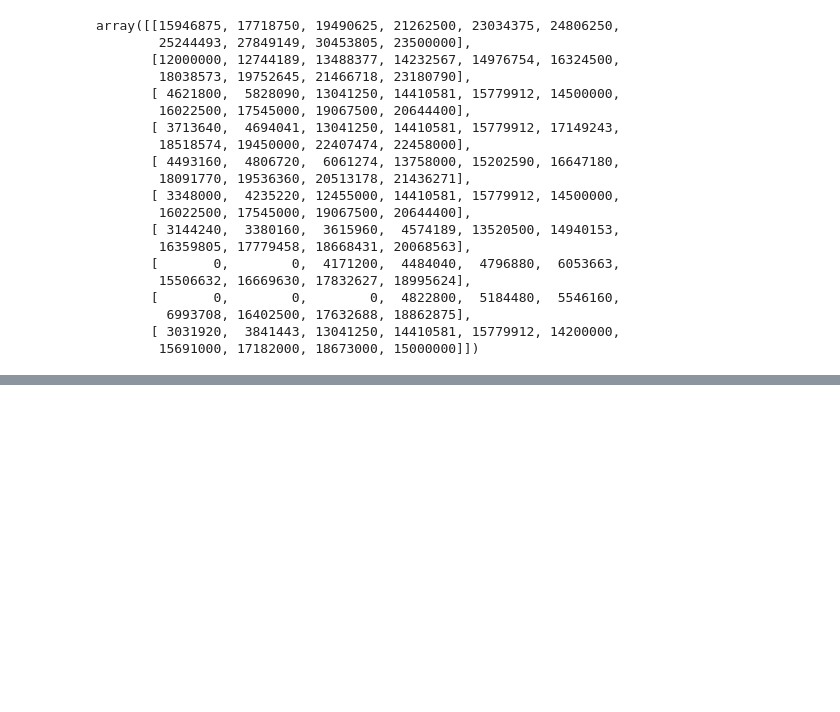
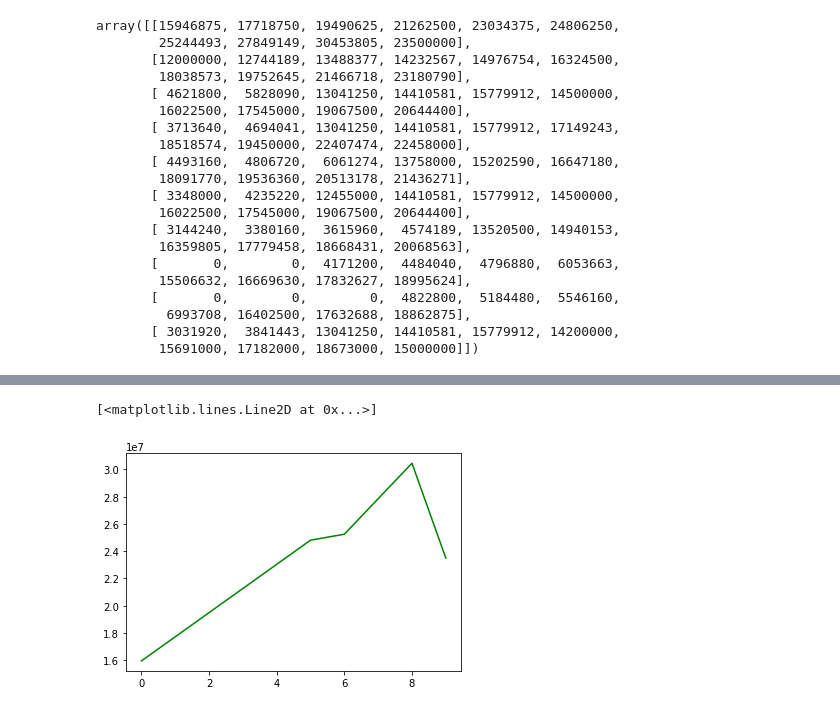
Before and after one commit to abhi-js/DS-MAY-15, a Jupyter notebook: DataScienceVisualisation.ipynb, the cells around one changed output, grey strips where cells are left out. Cells and saved outputs as stored; diff of their text form; code cells hidden in the pictures; blank space fills up the shorter version.

```diff
--- a/DataScienceVisualisation.ipynb
+++ b/DataScienceVisualisation.ipynb
@@ -166,0 +277,5 @@ array([[15946875, 17718750, 19490625, 21262500, 23034375, 24806250,
+# %%
+plt.plot(Salary[0], c='Green')
+# %% [output]
+[<matplotlib.lines.Line2D at 0x...>]
+[figure, added]
```
Also changed, not shown: parts of 23 cells of this notebook.
